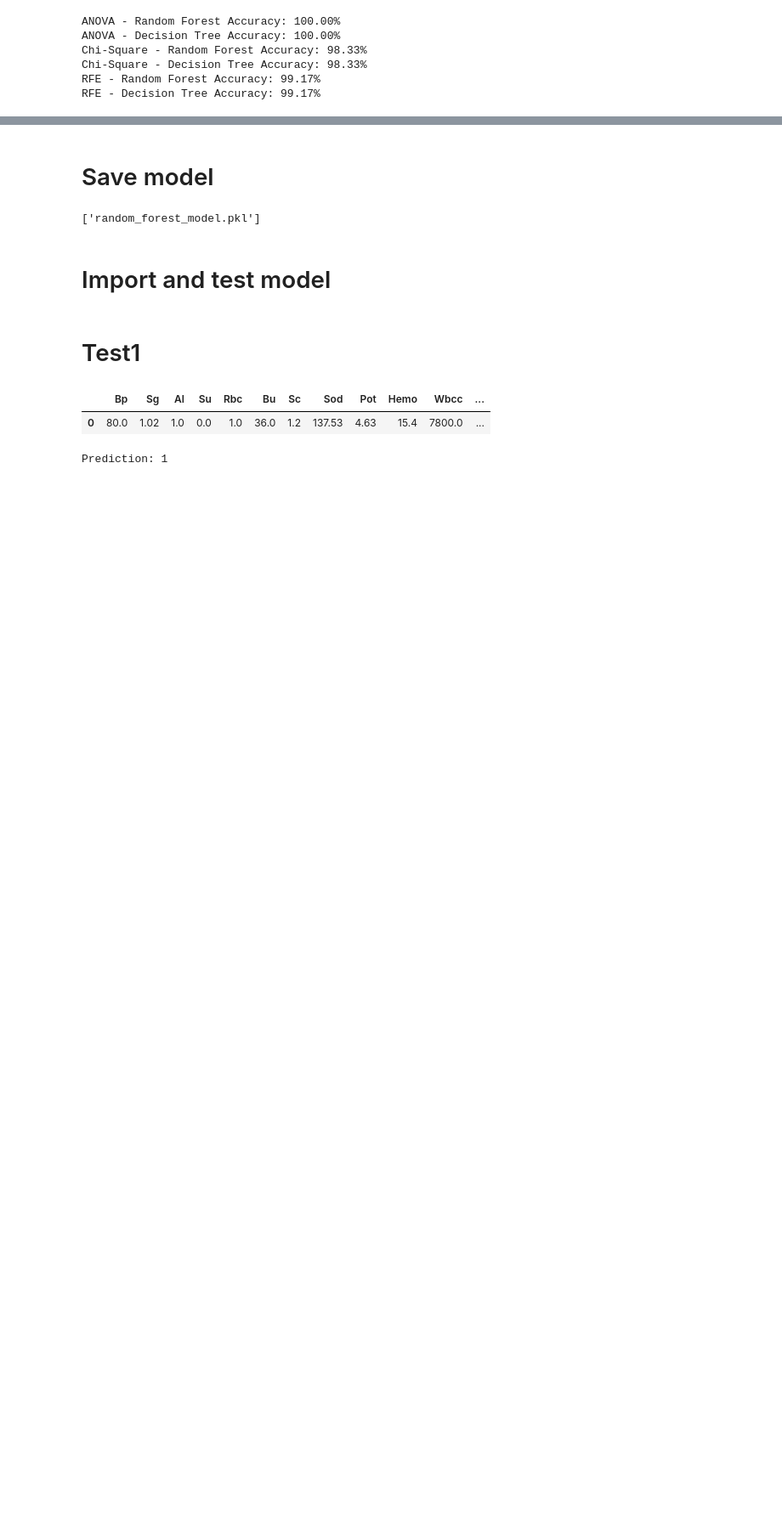
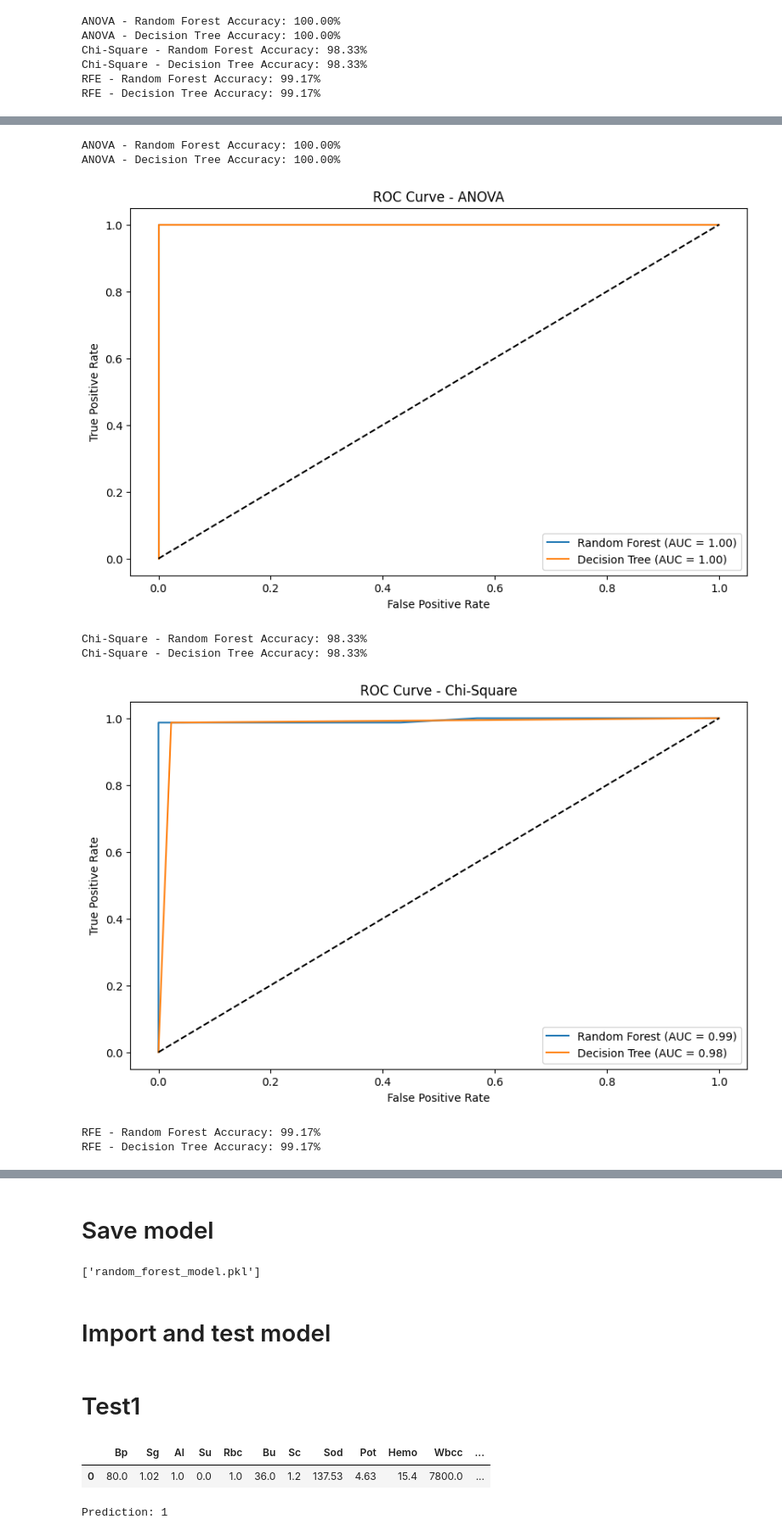
Before and after one commit to alamin147/kidney_disease, a Jupyter notebook: disease.ipynb, the cells around one changed output, grey strips where cells are left out. Shown at 85% size. Cells and saved outputs as stored; diff of their text form; code cells hidden in the pictures; blank space fills up the shorter version.

```diff
--- a/disease.ipynb
+++ b/disease.ipynb
@@ -883,0 +886,53 @@ RFE - Decision Tree Accuracy: 99.17%
+# %%
+import matplotlib.pyplot as plt
+from sklearn.metrics import roc_curve, auc
+from sklearn.ensemble import RandomForestClassifier
+from sklearn.tree import DecisionTreeClassifier
+
+# Function to train, evaluate, and plot ROC curves for models on SMOTE-balanced datasets
+def train_evaluate_smote(X_train_smote, y_train_smote, X_test, y_test, model_name):
+    plt.figure(figsize=(10, 6))
+
+    # Train and evaluate Random Forest
+    rf_model = RandomForestClassifier(random_state=1)
+    rf_model.fit(X_train_smote, y_train_smote)
+    y_pred_rf = rf_model.predict(X_test)
+    accuracy_rf = accuracy_score(y_test, y_pred_rf)
+    y_pred_rf_proba = rf_model.predict_proba(X_test)[:, 1]  # Probability for the positive class
+    fpr_rf, tpr_rf, _ = roc_curve(y_test, y_pred_rf_proba)
+    roc_auc_rf = auc(fpr_rf, tpr_rf)
+    plt.plot(fpr_rf, tpr_rf, label=f"Random Forest (AUC = {roc_auc_rf:.2f})")
+    print(f"{model_name} - Random Forest Accuracy: {accuracy_rf:.2%}")
+
+    # Train and evaluate Decision Tree
+    dt_model = DecisionTreeClassifier(random_state=1)
+    dt_model.fit(X_train_smote, y_train_smote)
+    y_pred_dt = dt_model.predict(X_test)
+    accuracy_dt = accuracy_score(y_test, y_pred_dt)
+    y_pred_dt_proba = dt_model.predict_proba(X_test)[:, 1]
+    fpr_dt, tpr_dt, _ = roc_curve(y_test, y_pred_dt_proba)
+    roc_auc_dt = auc(fpr_dt, tpr_dt)
+    plt.plot(fpr_dt, tpr_dt, label=f"Decision Tree (AUC = {roc_auc_dt:.2f})")
+    print(f"{model_name} - Decision Tree Accuracy: {accuracy_dt:.2%}")
+
+    # Plot formatting
+    plt.plot([0, 1], [0, 1], 'k--')
+    plt.xlabel("False Positive Rate")
+    plt.ylabel("True Positive Rate")
+    plt.title(f"ROC Curve - {model_name}")
+    plt.legend(loc="lower right")
+    plt.show()
+
+# Evaluate models and plot ROC curves for SMOTE-balanced feature-selected datasets
+train_evaluate_smote(X_train_anova_smote, y_train_anova_smote, X_test_anova, y_test, "ANOVA")
+train_evaluate_smote(X_train_chi2_smote, y_train_chi2_smote, X_test_chi2, y_test, "Chi-Square")
+train_evaluate_smote(X_train_rfe_smote, y_train_rfe_smote, X_test_rfe, y_test, "RFE")
+# %% [output]
+ANOVA - Random Forest Accuracy: 100.00%
+ANOVA - Decision Tree Accuracy: 100.00%
+[figure, added]
+Chi-Square - Random Forest Accuracy: 98.33%
+Chi-Square - Decision Tree Accuracy: 98.33%
+[figure, added]
+RFE - Random Forest Accuracy: 99.17%
+RFE - Decision Tree Accuracy: 99.17%
```
Also changed, not shown: parts of 3 cells of this notebook.
